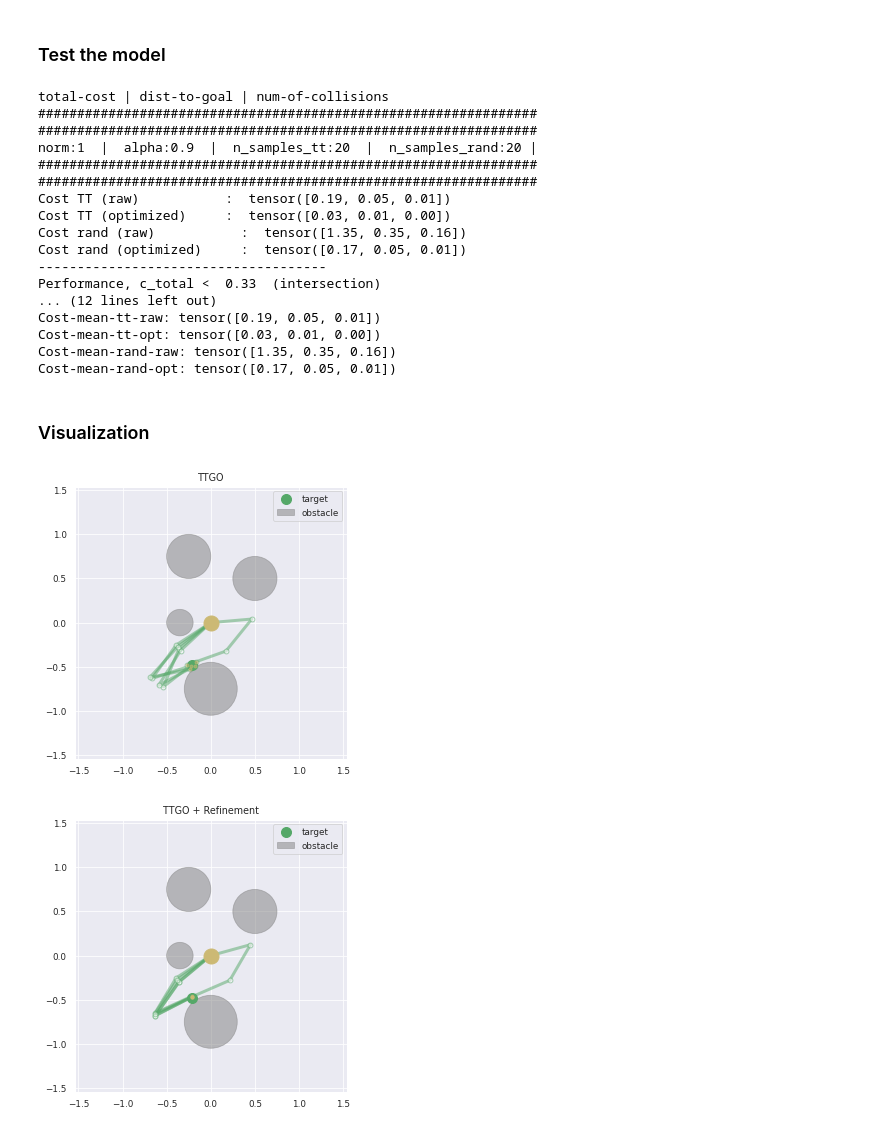
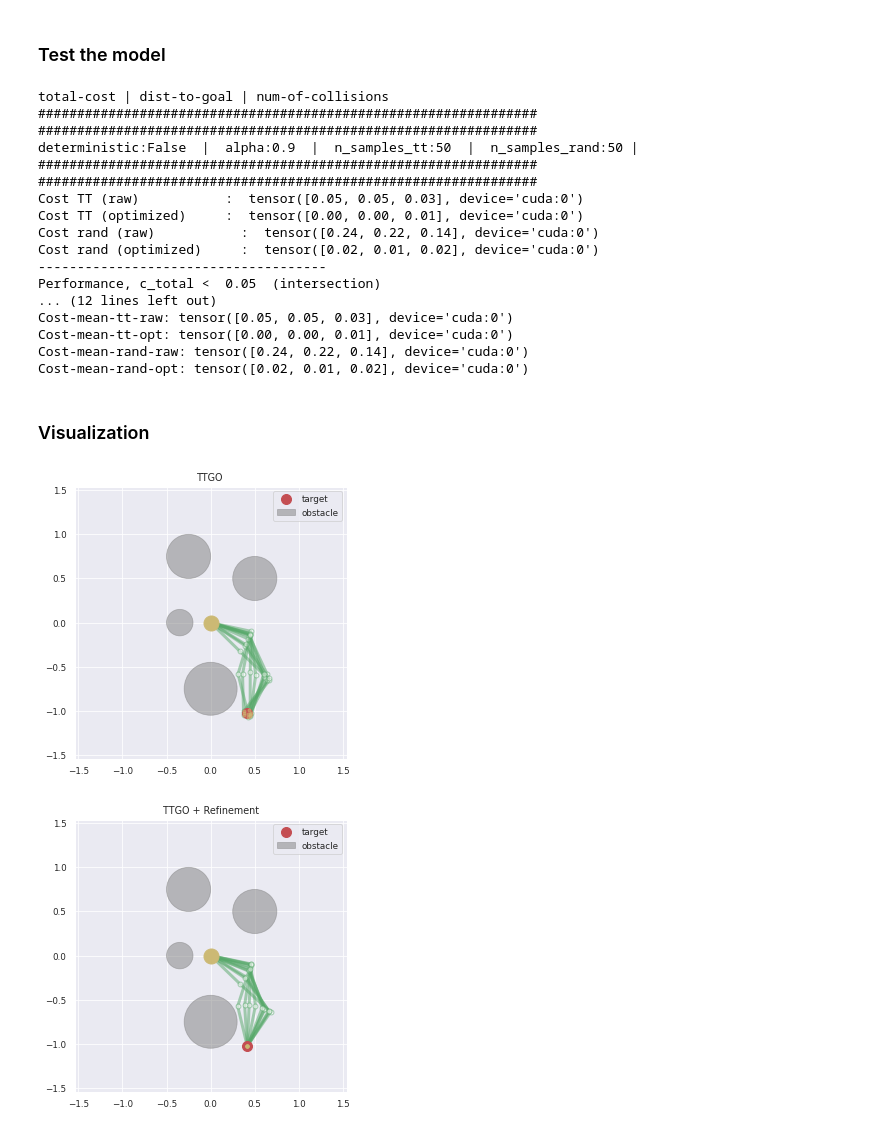
Before and after one commit to idiap/ttgo, a Jupyter notebook: toy_robots/planar_manipulator_ik.ipynb, the cells around one changed output. Saved outputs shown, nothing was run; the diff lists cells and outputs as text; code cells hidden in the pictures.

```diff
--- a/toy_robots/planar_manipulator_ik.ipynb
+++ b/toy_robots/planar_manipulator_ik.ipynb
@@ -62,2 +157,2 @@ domain =  domain_task + domain_decision
 # %%
-ttgo = TTGO(domain=domain,pdf=pdf, cost=cost)
+ttgo = TTGO(domain=domain_new,tt_model=tt_model_new.to(device), cost=cost, device=device)
@@ -112,34 +190,31 @@ test_task = test_set[:ns,:len(domain_task)]
 #     'n_joints':n_joints,
 #     'link_lengths':link_lengths
 #     }, file_name)
-# %%
-sites_task = [0,1]
-ttgo.set_sites(sites_task)
 # %%
-n_samples_tt = 20
+n_samples_tt = 50
 alpha = 0.9
-norm=1
 print("total-cost | dist-to-goal | num-of-collisions ")
 _ = test_ttgo(ttgo=ttgo.clone(), cost= costPlanarManipulator.cost_ik, test_task=test_task,
-          n_samples_tt=n_samples_tt,alpha=alpha, norm=norm, device='cpu', test_rand=True)
+          n_samples_tt=n_samples_tt, deterministic=False, alpha=alpha, device=device,
+          test_rand=True, cut_total=0.05)
 # %% [output]
 total-cost | dist-to-goal | num-of-collisions
 ################################################################
 ################################################################
-norm:1  |  alpha:0.9  |  n_samples_tt:20  |  n_samples_rand:20 |
+deterministic:False  |  alpha:0.9  |  n_samples_tt:50  |  n_samples_rand:50 |
 ################################################################
 ################################################################
-Cost TT (raw)           :  tensor([0.19, 0.05, 0.01])
-Cost TT (optimized)     :  tensor([0.03, 0.01, 0.00])
-Cost rand (raw)           :  tensor([1.35, 0.35, 0.16])
-Cost rand (optimized)     :  tensor([0.17, 0.05, 0.01])
+Cost TT (raw)           :  tensor([0.05, 0.05, 0.03], device='cuda:0')
+Cost TT (optimized)     :  tensor([0.00, 0.00, 0.01], device='cuda:0')
+Cost rand (raw)           :  tensor([0.24, 0.22, 0.14], device='cuda:0')
+Cost rand (optimized)     :  tensor([0.02, 0.01, 0.02], device='cuda:0')
 -------------------------------------
-Performance, c_total <  0.33  (intersection)
+Performance, c_total <  0.05  (intersection)
 ... (12 lines left out)
-Cost-mean-tt-raw: tensor([0.19, 0.05, 0.01])
-Cost-mean-tt-opt: tensor([0.03, 0.01, 0.00])
-Cost-mean-rand-raw: tensor([1.35, 0.35, 0.16])
-Cost-mean-rand-opt: tensor([0.17, 0.05, 0.01])
+Cost-mean-tt-raw: tensor([0.05, 0.05, 0.03], device='cuda:0')
+Cost-mean-tt-opt: tensor([0.00, 0.00, 0.01], device='cuda:0')
+Cost-mean-rand-raw: tensor([0.24, 0.22, 0.14], device='cuda:0')
+Cost-mean-rand-opt: tensor([0.02, 0.01, 0.02], device='cuda:0')
 # %% [markdown]
 ### Visualization
 # %%
@@ -149,46 +224,44 @@ x_task = test_task[s]
 
 # Sample from TT-model
 alpha=0.8
-n_samples = 50
+n_samples = 500
 t1 = time.time()
-samples, samples_idx = ttgo.sample(n_samples=n_samples, x_task=x_task, alpha=alpha, norm=1)
-
+# samples= ttgo.sample_random(n_samples=n_samples, x_task=x_task[None,:])
+samples= ttgo.sample_tt(n_samples=n_samples, x_task=x_task[None,:], alpha=alpha, deterministic=False)
 # Fine tune the approximation
-best_estimate_tt = ttgo.choose_best_sample(samples)
+best_estimate_tt = ttgo.choose_best_sample(samples)[0]
 best_estimate_tt_opt = ttgo.optimize(best_estimate_tt)
 t2 = time.time()
-
-# For multiple solutions
-k = 5
-top_k_estimate_tt = ttgo.choose_top_k_sample(samples,k)
-top_k_estimate_tt_opt = 1*top_k_estimate_tt
-for i in range(top_k_estimate_tt.shape[0]):
-    top_k_estimate_tt_opt[i], _ = ttgo.optimize(top_k_estimate_tt[i])
+# %%
+# For multiple solutions
+k = 10
+top_k_estimate_tt = ttgo.choose_top_k_sample(samples,k)[0]
+top_k_estimate_tt_opt = 1*top_k_estimate_tt
+for i in range(k):
+    top_k_estimate_tt_opt[i,:], _ = ttgo.optimize(top_k_estimate_tt[i,:].view(1,-1))
 # %%
 
 figsize=5
 
-_,joint_loc,_,_ = robot.forward_kin(top_k_estimate_tt[:,len(sites_task):])
-joint_loc = joint_loc.numpy()
-link = link_lengths.numpy()
-x_obst_np = [x.numpy() for x in x_obst]
-x_target = [x_task[:2].numpy()]
+_,joint_loc,_,_ = robot.forward_kin(top_k_estimate_tt[:,x_task.shape[-1]:])
+joint_loc = joint_loc.cpu().numpy()
+link = link_lengths.cpu().numpy()
+x_obst_np = [x.cpu().numpy() for x in x_obst]
+x_target = [x_task[:2].cpu().numpy()]
 
 title="TTGO"
 plt = plot_chain(joint_loc=joint_loc, link_lengths=link, x_obst=x_obst_np, r_obst=r_obst,
            x_target=x_target, batch=True, skip_frame=1,figsize=figsize, title=title,
            color_intensity=0.9, motion=False, alpha=0.5, contrast=0.3,lw=3)
 
 
-_,joint_loc,_,_ = robot.forward_kin(top_k_estimate_tt_opt[:,len(sites_task):])
-joint_loc = joint_loc.numpy()
-link = link_lengths.numpy()
-x_obst_np = [x.numpy() for x in x_obst]
+_,joint_loc,_,_ = robot.forward_kin(top_k_estimate_tt_opt[:,x_task.shape[-1]:])
+joint_loc = joint_loc.cpu().numpy()
 
 title = "TTGO + Refinement"
 plt = plot_chain(joint_loc=joint_loc, link_lengths=link, x_obst=x_obst_np, r_obst=r_obst,
            x_target=x_target, batch=True, skip_frame=1, figsize=figsize, title=title,
            color_intensity=0., motion=False, alpha=0.5, contrast=0., task='ik',lw=3)
 # %% [output]
-[figure, old version]
+[figure, new version]
-[figure, old version]
+[figure, new version]
```
Also changed, not shown: parts of 11 cells of this notebook, 25 other files.
